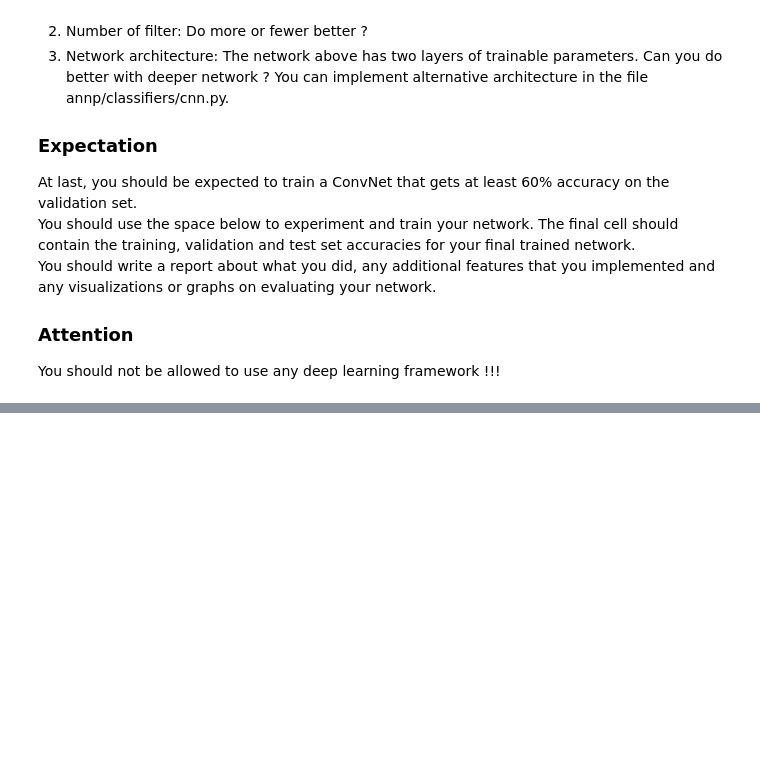
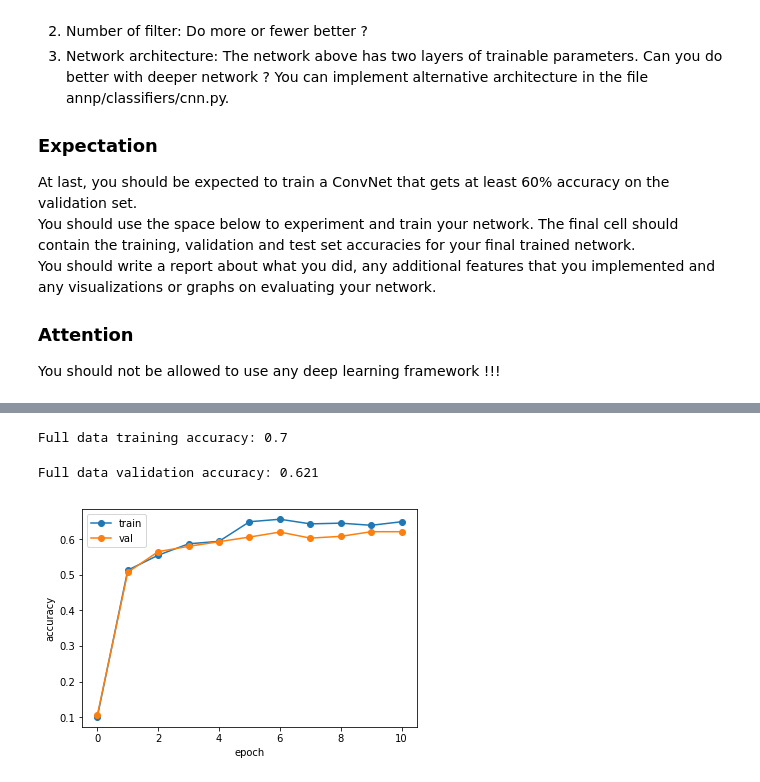
Before and after one commit to JamYip/sysu_2022_dip_homework, a Jupyter notebook: final-project/ConvolutionalNetworks.ipynb, the cells around one changed output, grey strips where cells are left out. Drawn from its saved outputs; the diff is of its cells as text; code cells hidden in the pictures; blank space fills up the shorter version.

```diff
--- a/final-project/ConvolutionalNetworks.ipynb
+++ b/final-project/ConvolutionalNetworks.ipynb
@@ -725,0 +724,14 @@ You should not be allowed to use any deep learning framework !!!
+# %%
+## design and train your model
+from annp.classifiers.cnn import *
+
+model = ConvNet4(weight_scale=0.001, hidden_dim=100, reg=0.001)
+
+solver = Solver(model, data,
+                num_epochs=10, batch_size=50,
+                update_rule='adam',
+                optim_config={
+                  'learning_rate': 1e-3,
+                },
+                verbose=True, print_every=200)
+solver.train()
@@ -725,0 +756,25 @@ You should not be allowed to use any deep learning framework !!!
+# %%
+# Print final training accuracy
+print(
+    "Full data training accuracy:",
+    solver.check_accuracy(small_data['X_train'], small_data['y_train'])
+)
+# %% [output]
+Full data training accuracy: 0.7
+# %%
+# Print final validation accuracy
+print(
+    "Full data validation accuracy:",
+    solver.check_accuracy(data['X_val'], data['y_val'])
+)
+# %% [output]
+Full data validation accuracy: 0.621
+# %%
+plt.plot(solver.train_acc_history, '-o')
+plt.plot(solver.val_acc_history, '-o')
+plt.legend(['train', 'val'], loc='upper left')
+plt.xlabel('epoch')
+plt.ylabel('accuracy')
+plt.show()
+# %% [output]
+[figure, added]
```
Also changed, not shown: parts of 2 cells of this notebook, 2 other files.
